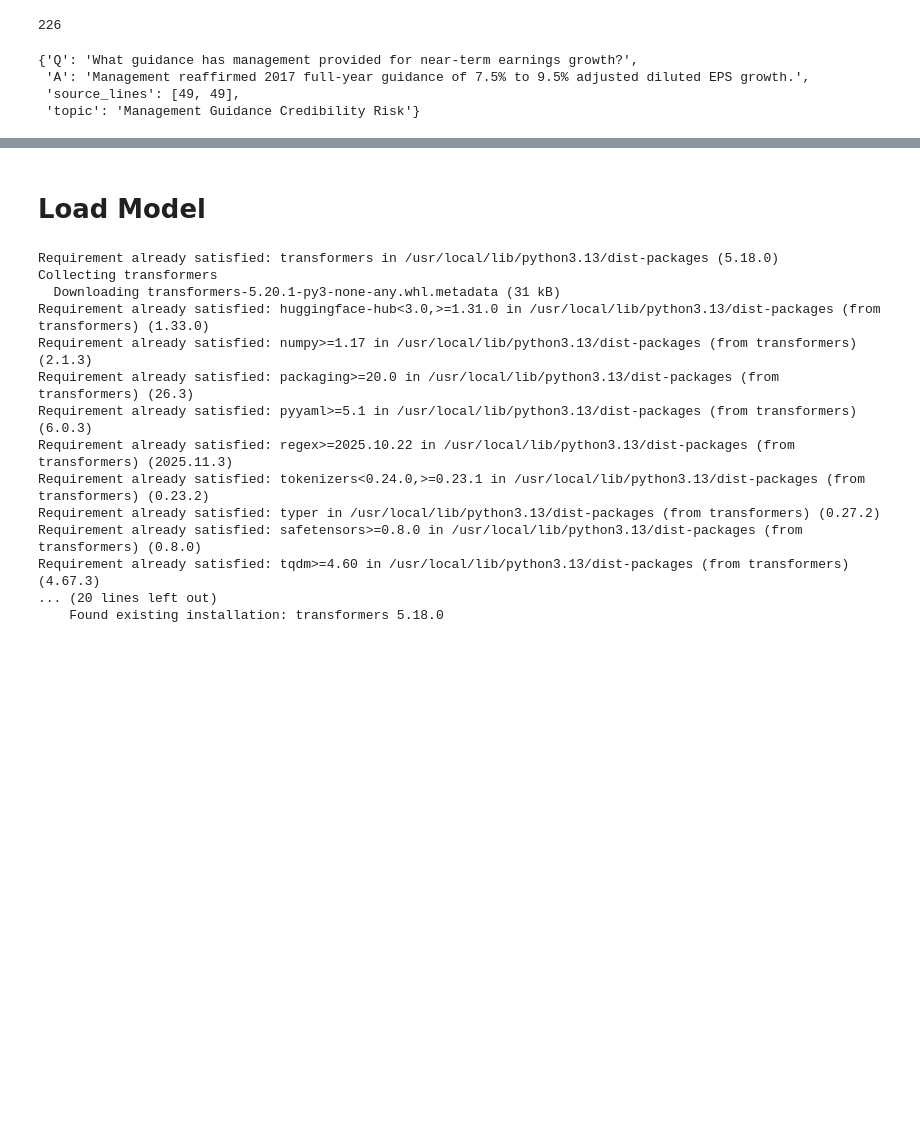
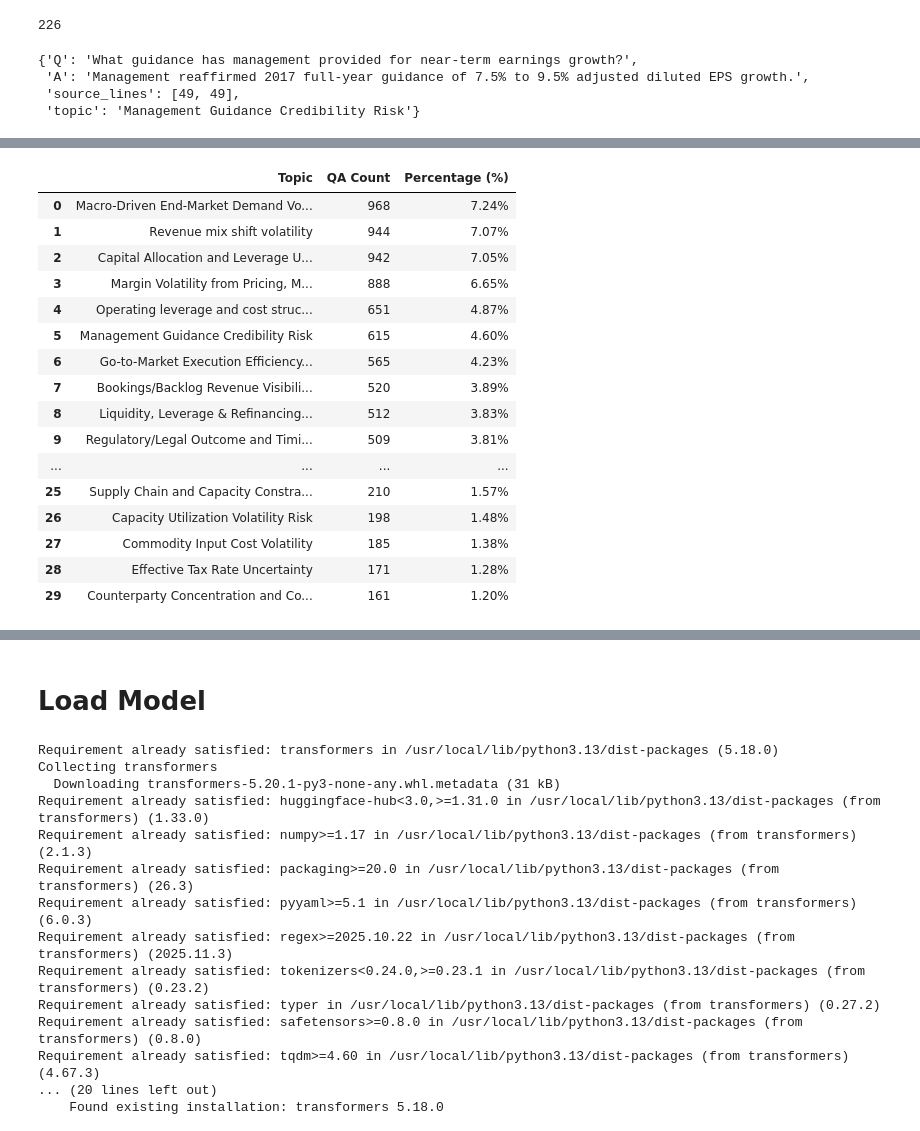
Before and after one commit to hosein97/ecc-volatility-prediction, a Jupyter notebook: Qwen_lab.ipynb, the cells around one changed output, grey strips where cells are left out. Saved outputs shown, nothing was run; the diff lists cells and outputs as text; code cells hidden in the pictures; blank space fills up the shorter version.

```diff
--- a/Qwen_lab.ipynb
+++ b/Qwen_lab.ipynb
@@ -176,0 +381,80 @@ kefvp_test_ec_chunks_qas['0-0']['qas'][0]
+# %%
+from collections import Counter
+import pandas as pd
+
+def analyze_topics(data, dataset_name, top_n=30):
+    topic_counts = Counter()
+    total_qas = 0
+    missing_topic = 0
+
+    for chunk in data.values():
+        for qa in chunk.get("qas", []):
+            total_qas += 1
+            topic = qa.get("topic")
+
+            if topic is None or str(topic).strip() == "":
+                missing_topic += 1
+            else:
+                topic_counts[str(topic).strip()] += 1
+
+    rows = [
+        {
+            "Topic": topic,
+            "QA Count": count,
+            "Percentage (%)": 100 * count / total_qas
+        }
+        for topic, count in topic_counts.most_common(top_n)
+    ]
+
+    print(f"\n{'=' * 75}")
+    print(dataset_name)
+    print(f"Total QAs: {total_qas:,}")
+    print(f"Number of topics: {len(topic_counts):,}")
+    print(
+        f"QAs without topic: {missing_topic:,} "
+        f"({100 * missing_topic / total_qas:.2f}%)"
+        if total_qas else "QAs without topic: 0"
+    )
+
+    df = pd.DataFrame(rows)
+    display(df.style.format({"Percentage (%)": "{:.2f}%"}))
+
+    return df
+
+
+# Combine MAEC-15 and MAEC-16 training sets.
+# Prefix chunk IDs to prevent overwriting if IDs overlap.
+maec_train_combined = {
+    **{
+        f"MAEC15_{k}": v
+        for k, v in datasets["MAEC-15 Train"].items()
+    },
+    **{
+        f"MAEC16_{k}": v
+        for k, v in datasets["MAEC-16 Train"].items()
+    }
+}
+
+
+# Analyze topics
+topic_results = {}
+
+# Combined MAEC training sets
+topic_results["MAEC Combined Train"] = analyze_topics(
+    maec_train_combined,
+    "MAEC-15 + MAEC-16 Combined Training Sets"
+)
+
+# Remaining splits analyzed separately
+for name in [
+    "MAEC-15 Dev",
+    "MAEC-15 Test",
+    "MAEC-16 Dev",
+    "MAEC-16 Test",
+    "EC Test"
+]:
+    topic_results[name] = analyze_topics(
+        datasets[name],
+        name
+    )
+# %% [output]
@@ -176,0 +466,17 @@ kefvp_test_ec_chunks_qas['0-0']['qas'][0]
+|  | Topic | QA Count | Percentage (%) |
+| 0 | Macro-Driven End-Market Demand Vo... | 968 | 7.24% |
+| 1 | Revenue mix shift volatility | 944 | 7.07% |
+| 2 | Capital Allocation and Leverage U... | 942 | 7.05% |
+| 3 | Margin Volatility from Pricing, M... | 888 | 6.65% |
+| 4 | Operating leverage and cost struc... | 651 | 4.87% |
+| 5 | Management Guidance Credibility Risk | 615 | 4.60% |
+| 6 | Go-to-Market Execution Efficiency... | 565 | 4.23% |
+| 7 | Bookings/Backlog Revenue Visibili... | 520 | 3.89% |
+| 8 | Liquidity, Leverage & Refinancing... | 512 | 3.83% |
+| 9 | Regulatory/Legal Outcome and Timi... | 509 | 3.81% |
+| ... | ... | ... | ... |
+| 25 | Supply Chain and Capacity Constra... | 210 | 1.57% |
+| 26 | Capacity Utilization Volatility Risk | 198 | 1.48% |
+| 27 | Commodity Input Cost Volatility | 185 | 1.38% |
+| 28 | Effective Tax Rate Uncertainty | 171 | 1.28% |
+| 29 | Counterparty Concentration and Co... | 161 | 1.20% |
```
Also changed, not shown: parts of 11 cells of this notebook.
